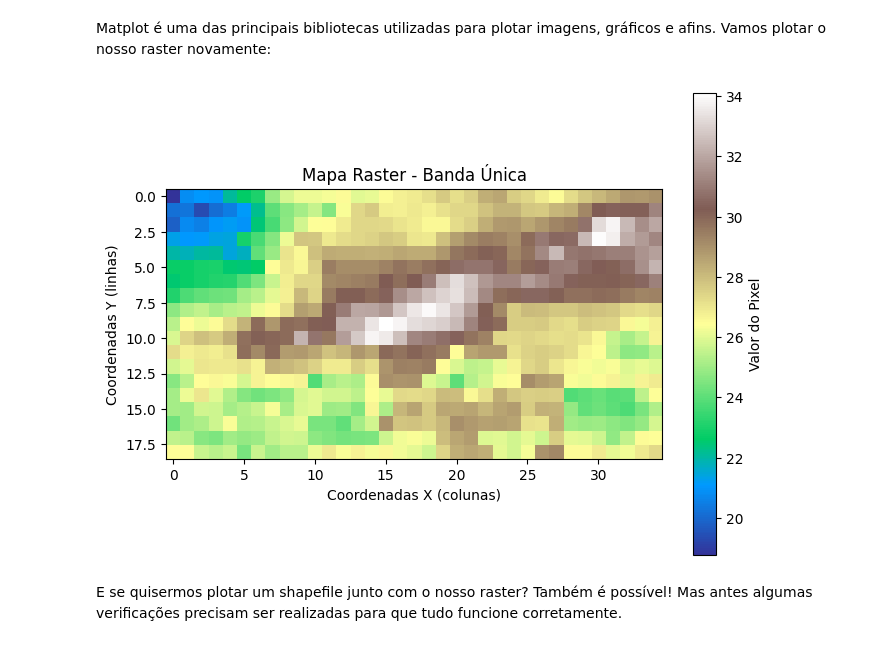
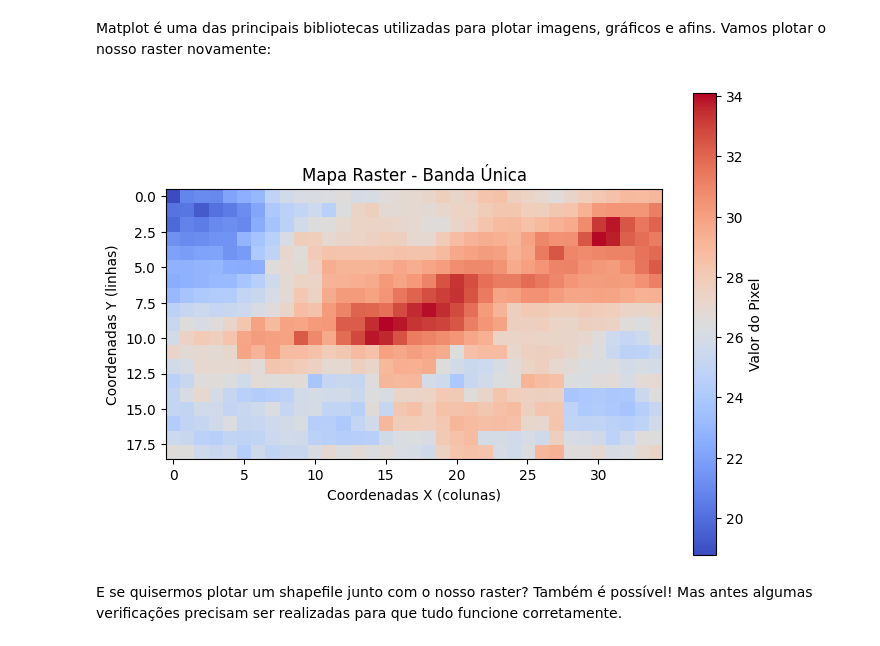
Before and after one commit to MottaD2/Analise-da-Variacao-da-Temperatura-usando-Python-com-Dados-de-Satelite, a Jupyter notebook: [PREENCHIDA]_Análise_da_Variação_da_Temperatura_usando_Python_com_Dados_de_Satélite.ipynb, the cells around one changed output. Cells and saved outputs as stored; diff of their text form; code cells hidden in the pictures.

```diff
--- a/[PREENCHIDA]_Análise_da_Variação_da_Temperatura_usando_Python_com_Dados_de_Satélite.ipynb
+++ b/[PREENCHIDA]_Análise_da_Variação_da_Temperatura_usando_Python_com_Dados_de_Satélite.ipynb
@@ -487,18 +494,18 @@ Matplot é uma das principais bibliotecas utilizadas para plotar imagens, gráfi
 # %%
 # Plotar o raster
 plt.figure(figsize=(8,6))
 
 # Selecionando os valores do raster para plotar
-plt.imshow(modis_raster.values[0, :, :], cmap="terrain")
+plt.imshow(modis_raster.values[0, :, :], cmap="coolwarm")
 
 
 plt.title("Mapa Raster - Banda Única")
 plt.colorbar(label="Valor do Pixel")
 plt.xlabel("Coordenadas X (colunas)")
 plt.ylabel("Coordenadas Y (linhas)")
 plt.show()
 # %% [output]
-[figure, old version]
+[figure, new version]
 # %% [markdown]
 E se quisermos plotar um shapefile junto com o nosso raster? Também é possível! Mas antes algumas verificações precisam ser realizadas para que tudo funcione corretamente.
 # %%
```
Also changed, not shown: parts of 37 cells of this notebook.
